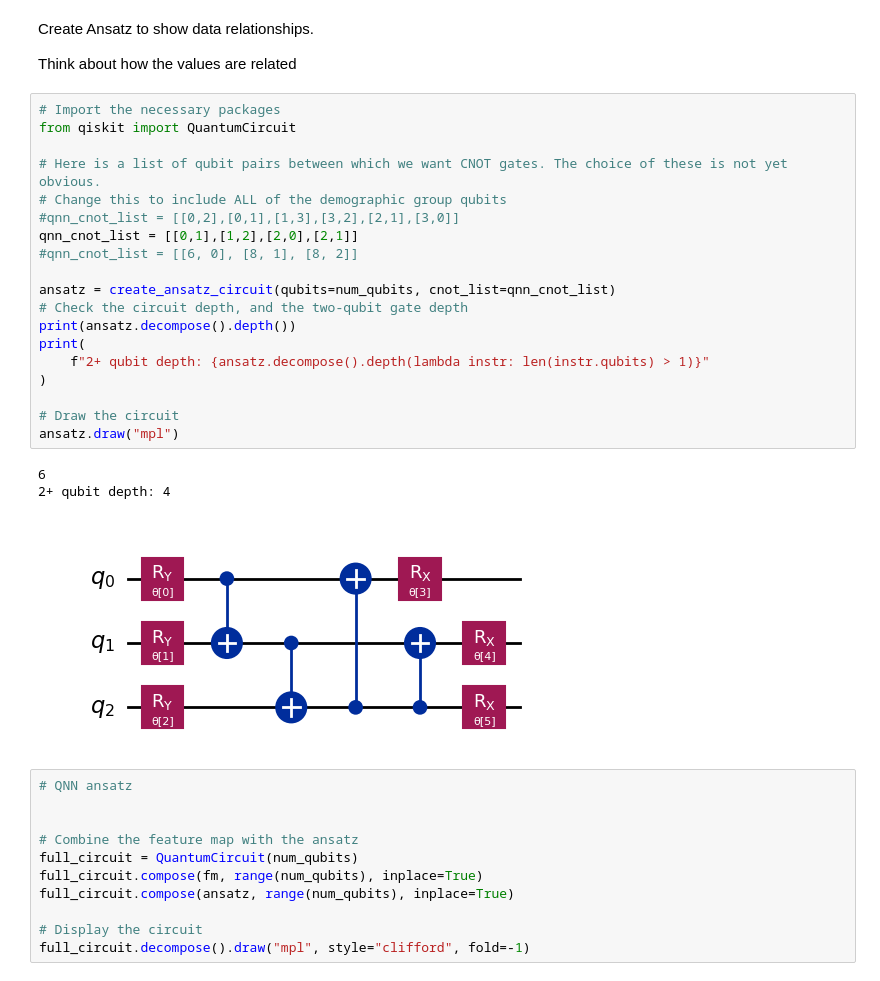
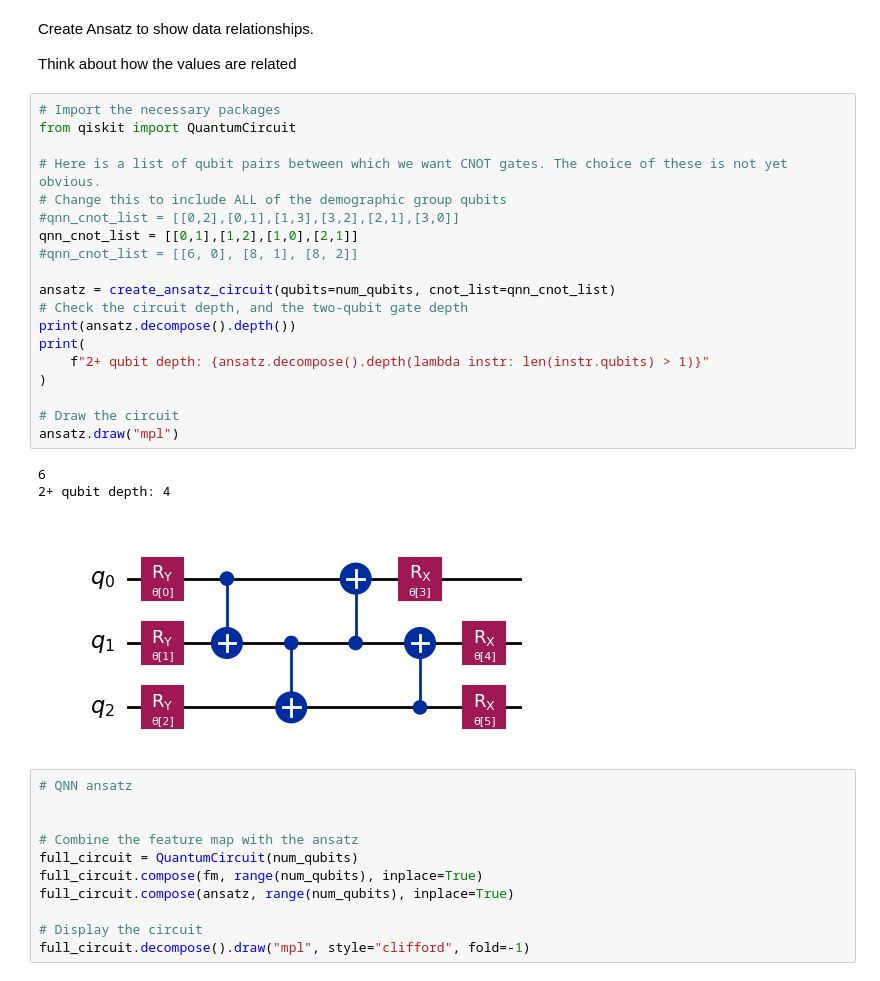
Before and after one commit to peoplesinc/air-pollution-data, a Jupyter notebook: baltimore-figures/baltimore_qml.ipynb, the cells around one changed output. Drawn from its saved outputs; the diff is of its cells as text.

```diff
--- a/baltimore-figures/baltimore_qml.ipynb
+++ b/baltimore-figures/baltimore_qml.ipynb
@@ -425,26 +425,26 @@ Think about how the values are related
 # %%
 # Import the necessary packages
 from qiskit import QuantumCircuit
 
 # Here is a list of qubit pairs between which we want CNOT gates. The choice of these is not yet obvious.
 # Change this to include ALL of the demographic group qubits
 #qnn_cnot_list = [[0,2],[0,1],[1,3],[3,2],[2,1],[3,0]]
-qnn_cnot_list = [[0,1],[1,2],[2,0],[2,1]]
+qnn_cnot_list = [[0,1],[1,2],[1,0],[2,1]]
 #qnn_cnot_list = [[6, 0], [8, 1], [8, 2]]
 
 ansatz = create_ansatz_circuit(qubits=num_qubits, cnot_list=qnn_cnot_list)
 # Check the circuit depth, and the two-qubit gate depth
 print(ansatz.decompose().depth())
 print(
     f"2+ qubit depth: {ansatz.decompose().depth(lambda instr: len(instr.qubits) > 1)}"
 )
 
 # Draw the circuit
 ansatz.draw("mpl")
 # %% [output]
 6
 2+ qubit depth: 4
-[figure, old version]
+[figure, new version]
 # %%
 # QNN ansatz
 
```
Also changed, not shown: parts of 5 cells of this notebook.
